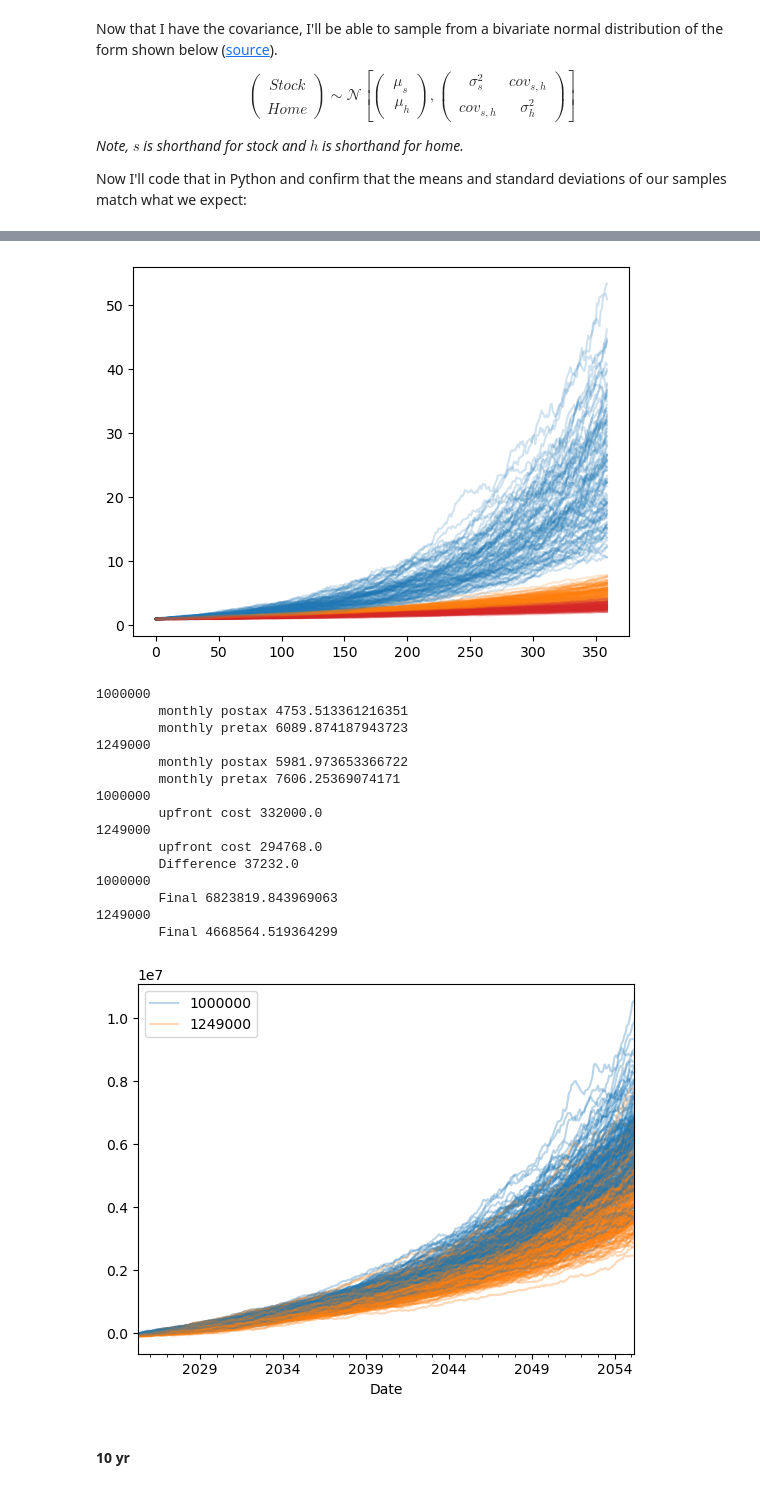
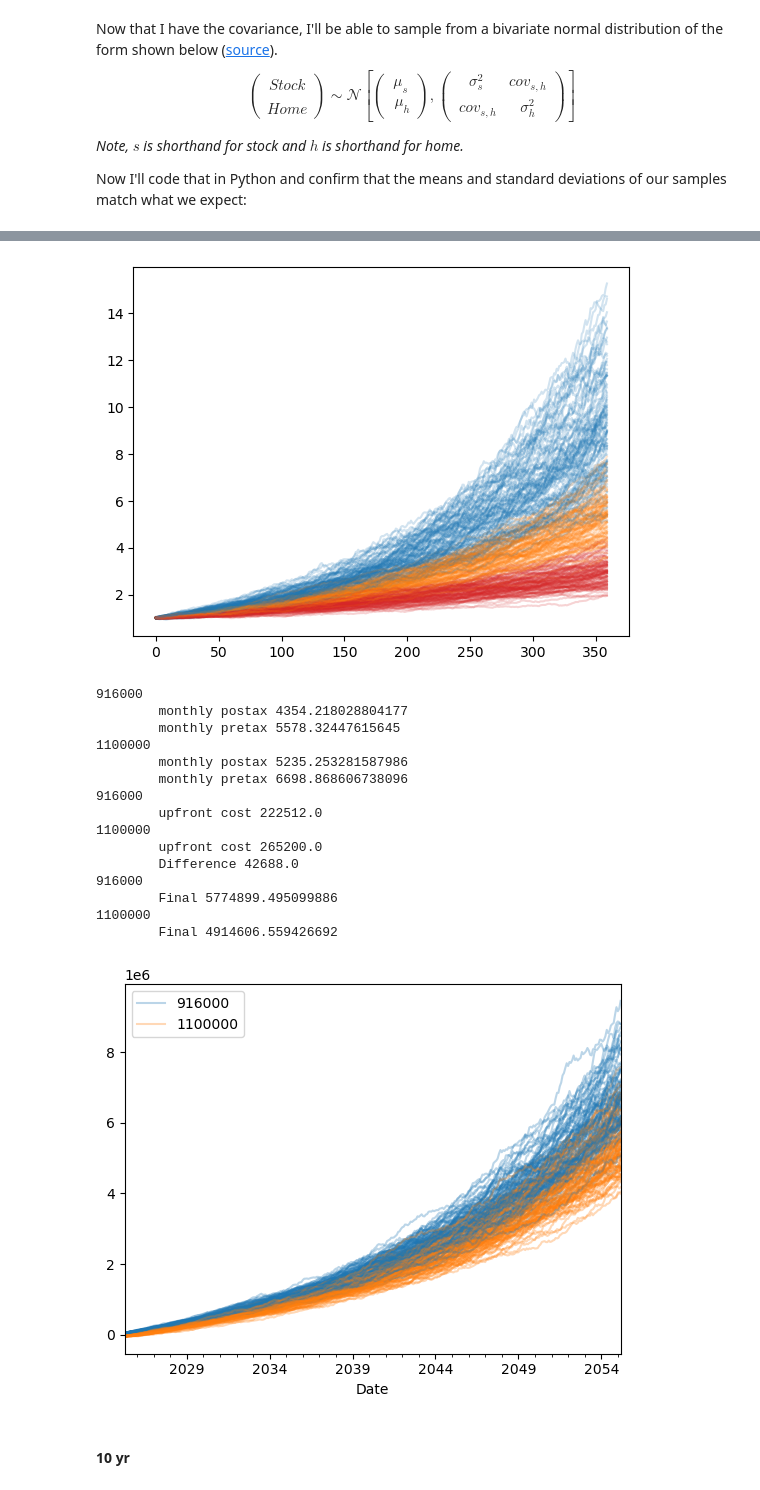
Before and after one commit to peter-amerkhanian/peter-amerkhanian.github.io, a Jupyter notebook: in-progress/reno_model/index.ipynb, the cells around one changed output, grey strips where cells are left out. Cells and saved outputs as stored; diff of their text form; code cells hidden in the pictures.

```diff
--- a/in-progress/reno_model/index.ipynb
+++ b/in-progress/reno_model/index.ipynb
@@ -71,6 +71,7 @@ def simulate_returns(mu_stock=.1081,
                                                 cov_matrix,
                                                 360),
                             columns=["Stock_Appreciation", "Home_Appreciation"])
+    returns_df['Stock_Appreciation'] = returns_df['Stock_Appreciation'] * .7
     returns_df['Condo_Appreciation'] = returns_df['Home_Appreciation'] - condo_cost + np.random.normal(0, .005, len(returns_df))
     returns_df = (returns_df / 12)
     return returns_df
@@ -99,7 +100,7 @@ for i in range(100):
     cum_returns['Condo_Appreciation'].plot(alpha=.2, ax=ax, legend=False, color="tab:red")
     cum_returns['Stock_Appreciation'].plot(alpha=.2, ax=ax, legend=False, color="tab:blue")
 # %% [output]
-[figure, old version]
+[figure, new version]
 # %%
 def salt_deduction_decision(property_tax):
     """Caps SALT deduction (property + state income tax) at $10,000"""
@@ -129,9 +130,10 @@ def owner_table(interest_rate=0.065,
                 mean_reno_return=.5,
                 cg_tax=.15,
                 buying_fees=0.04,
+                pct_down=.2,
                 condo=False):
 
-    down_payment = cost * .2
+    down_payment = cost * pct_down
     principal = cost - down_payment
     buying_fees = principal*.04
     reno_return = np.random.lognormal(np.log(mean_reno_return), 0.2)
@@ -190,7 +192,7 @@ def owner_table(interest_rate=0.065,
     df_own['Profit'] = df_own['Gain'] - df_own["Sale_tax"] - df_own["Sale_fee"] - buying_fees
     return df_own
 # %%
-def compare(scenario_1, scenario_2, returns_df, verbose=False):
+def compare(scenario_1, scenario_2, returns_df, verbose=False, max_monthly=7500, max_down=300000):
     series_1 = owner_table(**scenario_1)
     series_2 = owner_table(**scenario_2)
     both = [series_1, series_2]
@@ -225,6 +227,32 @@ def compare(scenario_1, scenario_2, returns_df, verbose=False):
                                                 np.zeros_like(returns_df['Stock_Appreciation']))
     both[smaller_upfront]['Profit'] = both[smaller_upfront]['Profit'].add(upfront_savings_invested).multiply(.85)
     both[smaller_monthly]['Profit'] = both[smaller_monthly]['Profit'].add(monthly_savings_invested).multiply(.85)
+    ##
+    savings_1 = (max_down - total_cost_1) if (max_down - total_cost_1) > 0 else 0
+    both[0]['Profit'] = both[0]['Profit'].add(apply_compounding(returns_df['Stock_Appreciation'],
+                                                                savings_1,
+                                                                np.zeros_like(returns_df['Stock_Appreciation']))
+                                                                ).multiply(.85)
+    savings_2 = (max_down - total_cost_2) if (max_down - total_cost_2) > 0 else 0
+    both[1]['Profit'] = both[1]['Profit'].add(apply_compounding(returns_df['Stock_Appreciation'],
+                                                                savings_2,
+                                                                np.zeros_like(returns_df['Stock_Appreciation']))
+                                                                ).multiply(.85)
+    ##
+    ##
+    diff_0 = max_monthly - both[0]['Post_tax_monthly']
+    diff_0[diff_0 < 0] = 0
+    both[0]['Profit'] = both[0]['Profit'].add(apply_compounding(returns_df['Stock_Appreciation'],
+                                                                0,
+                                                                diff_0)
+                                                                ).multiply(.85)
+    diff_1 = max_monthly - both[1]['Post_tax_monthly']
+    diff_1[diff_1 < 0] = 0
+    both[1]['Profit'] = both[1]['Profit'].add(apply_compounding(returns_df['Stock_Appreciation'],
+                                                                0,
+                                                                diff_1)
+                                                                ).multiply(.85)
+    ##
 
     final_profit_1 = both[0]['Profit'].iloc[-1]
     final_profit_2 = both[1]['Profit'].iloc[-1]
@@ -241,56 +269,56 @@ yr_10 = {}
 yr_20 = {}
 ir = 0.065
 
-for i in range(200):
+for i in range(100):
     returns_df = simulate_returns()
     # No Reno
-    scenario_1 = {'cost': 1000000, 'renovation': 100000, 'returns_df': returns_df, 'condo': False, 'interest_rate':ir}
+    scenario_1 = {'cost': 916000, 'renovation': 10000, 'returns_df': returns_df, 'pct_down': .2, 'interest_rate':ir}
     # Reno
-    scenario_2 = {'cost': 1249000, 'renovation': 5000, 'returns_df': returns_df, 'condo': False, 'interest_rate':ir}
+    scenario_2 = {'cost': 1100000, 'renovation': 10000, 'returns_df': returns_df, 'pct_down': .2, 'interest_rate':ir}
     if i == 0:
         both = compare(scenario_1, scenario_2, returns_df, verbose=True)
         profits[str(scenario_1['cost'])] = []
         profits[str(scenario_2['cost'])] = []
         profits[str(scenario_1['cost'])].append(both[0]['Profit'].iloc[-1])
         profits[str(scenario_2['cost'])].append(both[1]['Profit'].iloc[-1])
         yr_10[str(scenario_1['cost'])] = []
         yr_10[str(scenario_2['cost'])] = []
         yr_10[str(scenario_1['cost'])].append(both[0]['Profit'].iloc[10*12])
         yr_10[str(scenario_2['cost'])].append(both[1]['Profit'].iloc[10*12])
         yr_20[str(scenario_1['cost'])] = []
         yr_20[str(scenario_2['cost'])] = []
         yr_20[str(scenario_1['cost'])].append(both[0]['Profit'].iloc[20*12])
         yr_20[str(scenario_2['cost'])].append(both[1]['Profit'].iloc[20*12])
         both[0]['Profit'].plot(ax=ax, label=str(scenario_1['cost']), color="tab:blue", alpha=.3)
         both[1]['Profit'].plot(ax=ax, label=str(scenario_2['cost']), color="tab:orange", alpha=.3)
     else:
        both = compare(scenario_1, scenario_2, returns_df)
        profits[str(scenario_1['cost'])].append(both[0]['Profit'].iloc[-1])
        profits[str(scenario_2['cost'])].append(both[1]['Profit'].iloc[-1])
        yr_10[str(scenario_1['cost'])].append(both[0]['Profit'].iloc[10*12])
        yr_10[str(scenario_2['cost'])].append(both[1]['Profit'].iloc[10*12])
        yr_20[str(scenario_1['cost'])].append(both[0]['Profit'].iloc[20*12])
        yr_20[str(scenario_2['cost'])].append(both[1]['Profit'].iloc[20*12])
        both[0]['Profit'].plot(ax=ax, label="_k", color="tab:blue", legend=False, alpha=.3)
        both[1]['Profit'].plot(ax=ax, label="_l", color="tab:orange", legend=False, alpha=.3)
 ax.legend();
 # %% [output]
-1000000
-        monthly postax 4753.513361216351
-        monthly pretax 6089.874187943723
-1249000
-        monthly postax 5981.973653366722
-        monthly pretax 7606.25369074171
-1000000
-        upfront cost 332000.0
-1249000
-        upfront cost 294768.0
-        Difference 37232.0
-1000000
-        Final 6823819.843969063
-1249000
-        Final 4668564.519364299
+916000
+        monthly postax 4354.218028804177
+        monthly pretax 5578.32447615645
+1100000
+        monthly postax 5235.253281587986
+        monthly pretax 6698.868606738096
+916000
+        upfront cost 222512.0
+1100000
+        upfront cost 265200.0
+        Difference 42688.0
+916000
+        Final 5774899.495099886
+1100000
+        Final 4914606.559426692
-[figure, old version]
+[figure, new version]
 # %% [markdown]
 #### 10 yr
 # %%
```
Also changed, not shown: parts of 35 cells of this notebook.
